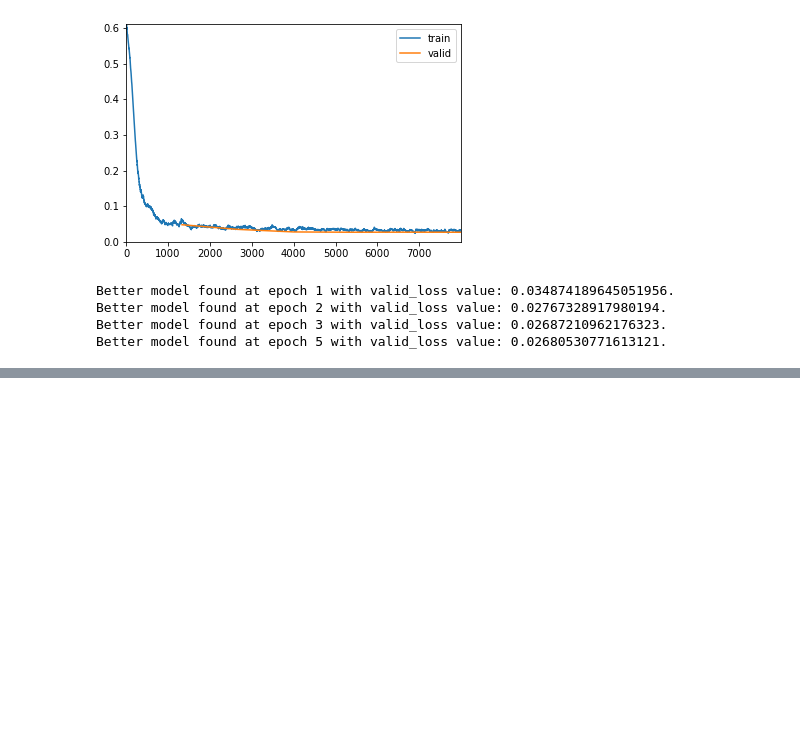
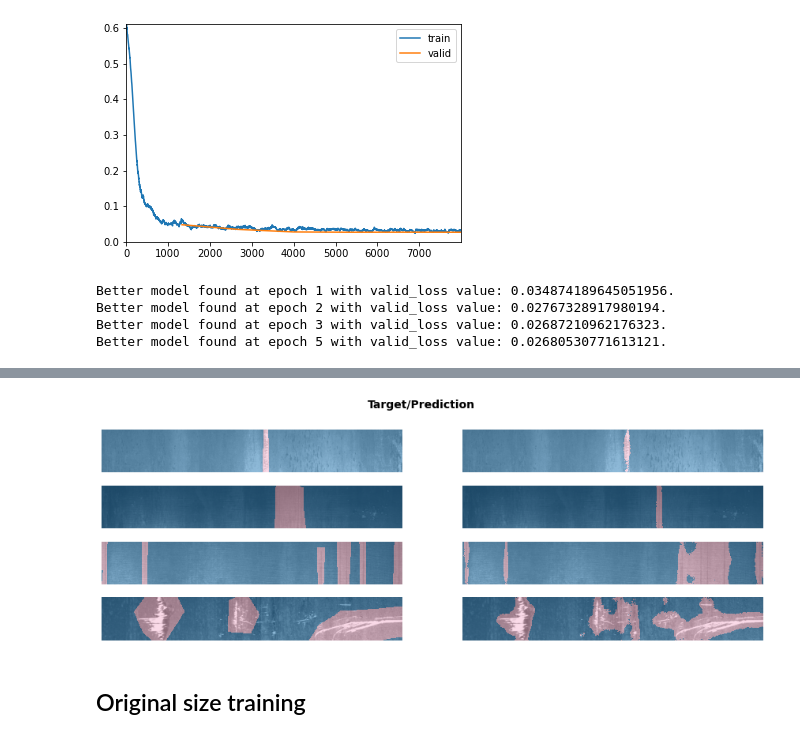
Before and after one commit to marcomatteo/steel_segmentation, a Jupyter notebook: nbs/_11_resnet18-UNET.ipynb, the cells around one changed output, grey strips where cells are left out. Saved outputs shown, nothing was run; the diff lists cells and outputs as text; code cells hidden in the pictures; blank space fills up the shorter version.

```diff
--- a/nbs/_11_resnet18-UNET.ipynb
+++ b/nbs/_11_resnet18-UNET.ipynb
@@ -249,0 +245,3 @@ fast_learner.unfreeze()
+# %%
+fast_learner.show_results(figsize=(15,5))
+# %% [output]
@@ -249,0 +249,3 @@ fast_learner.unfreeze()
+[figure, added]
+# %% [markdown]
+## Original size training
```
Also changed, not shown: parts of 35 cells of this notebook, 3 other files.
